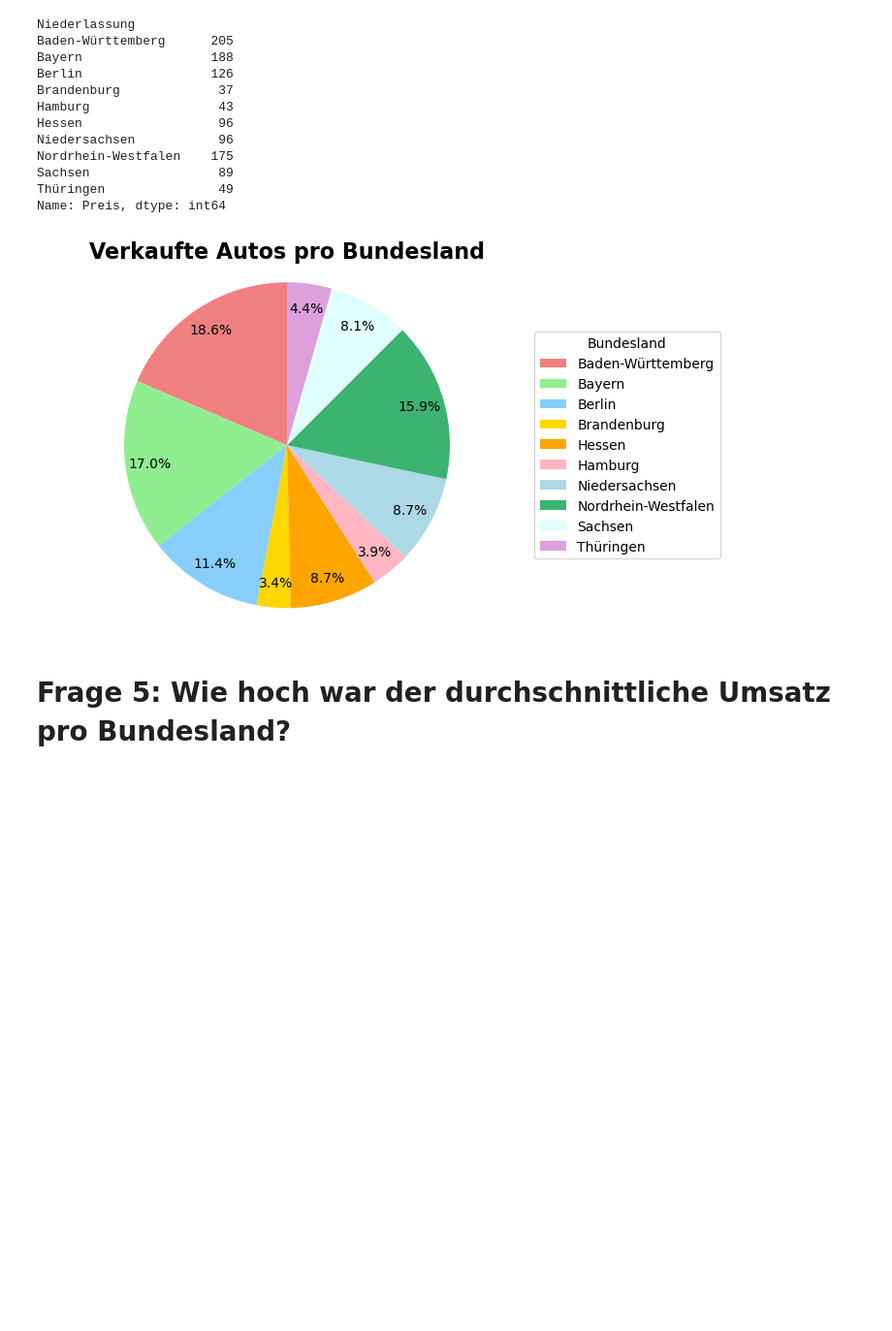
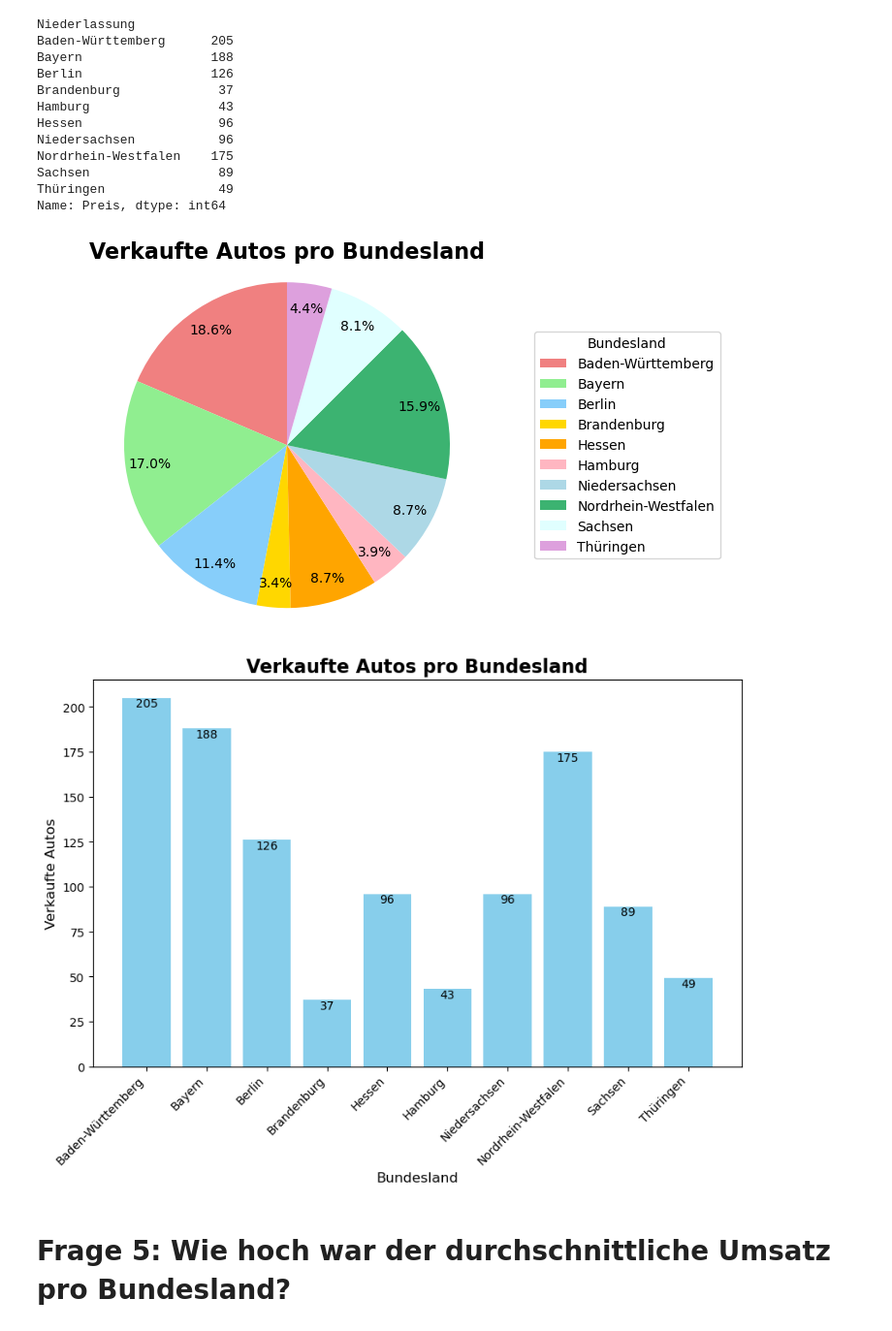
Before and after one commit to Dennis130301/final_projectWS23_Group1, a Jupyter notebook: Projekt_Gruppe1.ipynb, the cells around one changed output. Shown: that part at 97% size. Saved outputs shown, nothing was run; the diff lists cells and outputs as text; code cells hidden in the pictures; blank space fills up the shorter version.

```diff
--- a/Projekt_Gruppe1.ipynb
+++ b/Projekt_Gruppe1.ipynb
@@ -589,19 +589,42 @@ Name: Preis, dtype: int64
 # %%
 daten = {"Bundesland": ["Baden-Württemberg", "Bayern", "Berlin", "Brandenburg", "Hessen", "Hamburg", "Niedersachsen", "Nordrhein-Westfalen", "Sachsen", "Thüringen"],
         "Verkaufte_Autos": [205, 188, 126, 37, 96, 43, 96, 175, 89, 49]}
 df_torte_daten = pd.DataFrame(daten)
 farben_palette = ['lightcoral', 'lightgreen', 'lightskyblue', 'gold', 'orange', 'lightpink', 'lightblue', 'mediumseagreen', 'lightcyan', 'plum']
 
 # Tortendiagramm erstellen
 plt.pie(df_torte_daten["Verkaufte_Autos"], labels= None, autopct="%1.1f%%", startangle=90, colors=farben_palette, pctdistance = 0.85)
 
 # Hinzufügen von Beschriftungen und Titel
 plt.axis("equal")
 plt.title("Verkaufte Autos pro Bundesland", fontsize = 16, fontweight= "bold")
 plt.legend(df_torte_daten["Bundesland"], title="Bundesland", bbox_to_anchor=(1, 0.5), loc="center left")
 plt.show()
+
+#
+df_saeule_daten = pd.DataFrame(daten)
+
+# Säulendiagramm erstellen
+plt.figure(figsize=(10, 6))
+saeulen = plt.bar(df_saeule_daten["Bundesland"], df_saeule_daten["Verkaufte_Autos"], color='skyblue')
+
+# Absolute Werte über den Säulen anzeigen
+for saeule in saeulen:
+    height = saeule.get_height()
+    plt.text(saeule.get_x() + saeule.get_width() / 2, height, f"{int(height)}", ha="center", va="top", fontsize=10)
+#saeule.get_x() + saeule.get_width() / 2: Dieser Ausdruck gibt die x-Position in der Mitte der aktuellen Säule zurück.
+#height: Dies ist die Höhe der aktuellen Säule.
+# f"{int(height)}": Formatiert die Höhe der Säule als Ganzzahl und erstellt einen Textstring, der die absolute Zahl repräsentiert
+
+# Hinzufügen von Beschriftungen und Titel
+plt.xlabel("Bundesland", fontsize=12)
+plt.ylabel("Verkaufte Autos", fontsize=12)
+plt.title("Verkaufte Autos pro Bundesland", fontsize=16, fontweight="bold")
+plt.xticks(rotation=45, ha="right")
+plt.show()
 # %% [output]
 [figure]
+[figure, added]
 # %% [markdown]
 # Frage 5:  Wie hoch war der durchschnittliche Umsatz pro Bundesland?
 # %% [markdown]
```
